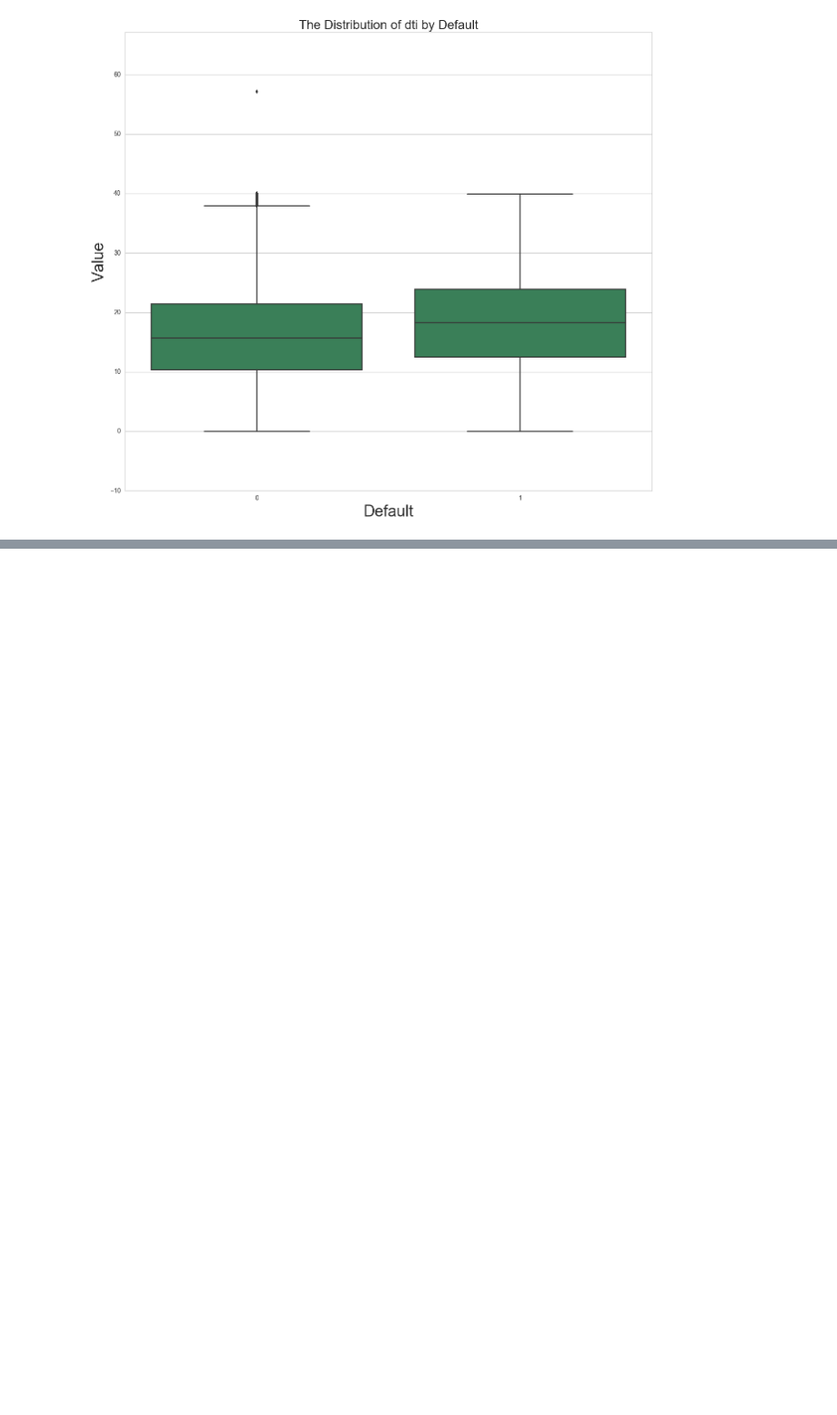
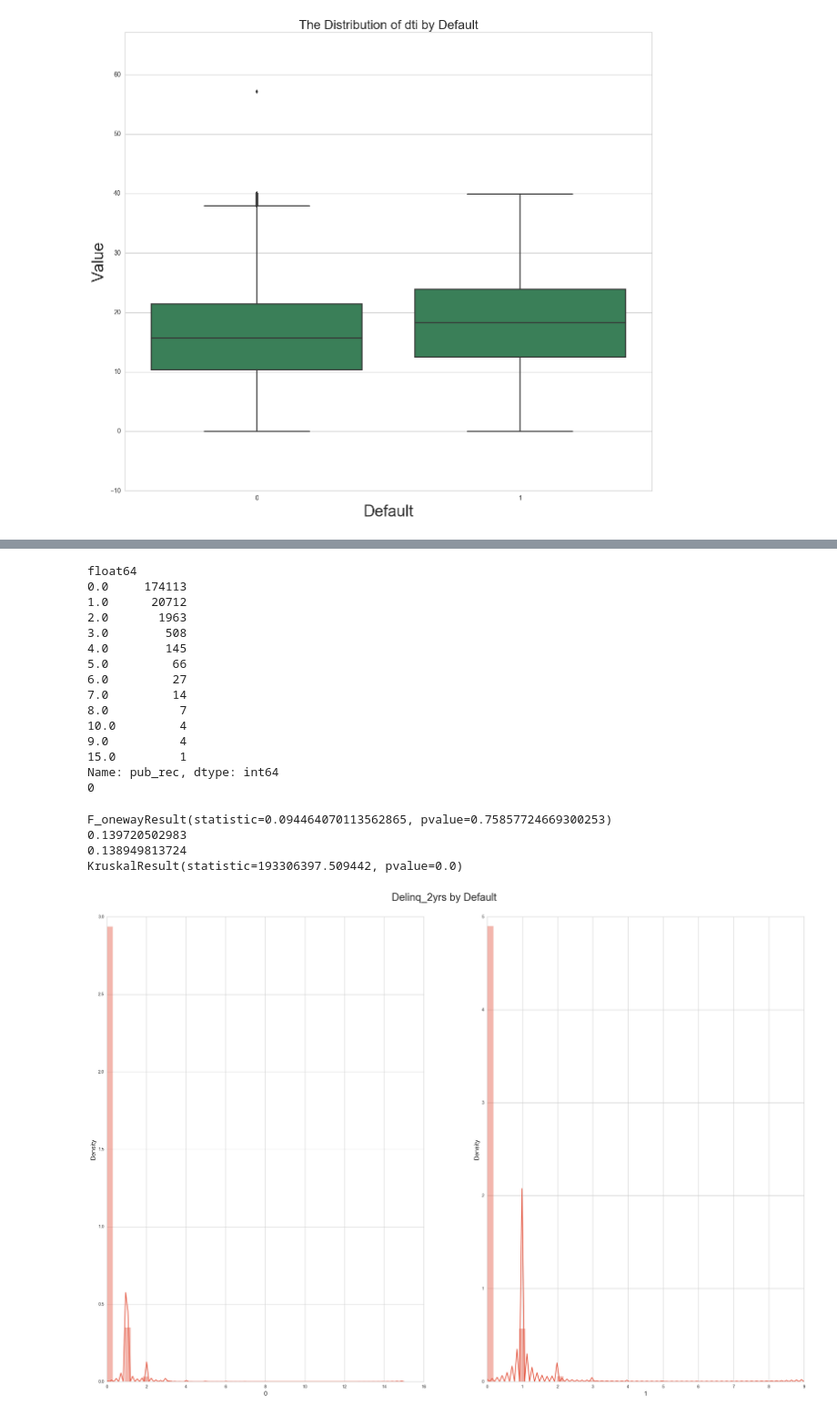
Before and after one commit to lwkuant/Side_project_Lending_club, a Jupyter notebook: Lending_club.ipynb, the cells around one changed output, grey strips where cells are left out. Shown at 91% size. Cells and saved outputs as stored; diff of their text form; code cells hidden in the pictures; blank space fills up the shorter version.

```diff
--- a/Lending_club.ipynb
+++ b/Lending_club.ipynb
@@ -1053,0 +1164,51 @@ KruskalResult(statistic=nan, pvalue=nan)
+# %%
+### pub_rec by Default
+
+print(loan_train['pub_rec'].dtype)
+print(loan_train['pub_rec'].value_counts())
+print(np.sum(loan_train['pub_rec'].isnull()))
+
+# visualization: the distribution of dti by Default
+fig = plt.figure(figsize=[30, 20])
+plt.suptitle('Delinq_2yrs by Default', fontsize=25, y=0.94)
+for (i, default) in enumerate(list(np.unique(loan_train['Default'])), start=1):
+    axes = fig.add_subplot(1, 2, i)
+    axes.tick_params(labelsize=10)
+    sns.distplot(loan_train['pub_rec'][loan_train['Default'] == default].values)
+    axes.set_xlabel(default, fontsize=15)
+    axes.set_ylabel('Density', fontsize=15)
+#fig.tight_layout()
+#plt.savefig('delinq_2yrs_distribution_by_default.png', dpi=300)
+# distributions are similar
+
+# statistical test: ANOVA
+ind = loan_train['Default'] == 1
+from scipy.stats import f_oneway
+print(f_oneway(*[loan_train['pub_rec'][ind].values, loan_train['pub_rec'][~ind].values]))
+print(loan_train['pub_rec'][ind].values.mean())
+print(loan_train['pub_rec'][~ind].values.mean())
+# non-significant
+
+from scipy.stats import kruskal
+print(kruskal(loan_train['pub_rec'][ind].values, loan_train['pub_rec'][~ind].values)) # significant
+# %% [output]
+float64
+0.0     174113
+1.0      20712
+2.0       1963
+3.0        508
+4.0        145
+5.0         66
+6.0         27
+7.0         14
+8.0          7
+10.0         4
+9.0          4
+15.0         1
+Name: pub_rec, dtype: int64
+0
+F_onewayResult(statistic=0.094464070113562865, pvalue=0.75857724669300253)
+0.139720502983
+0.138949813724
+KruskalResult(statistic=193306397.509442, pvalue=0.0)
+[figure, added]
```
Also changed, not shown: parts of 16 cells of this notebook.
